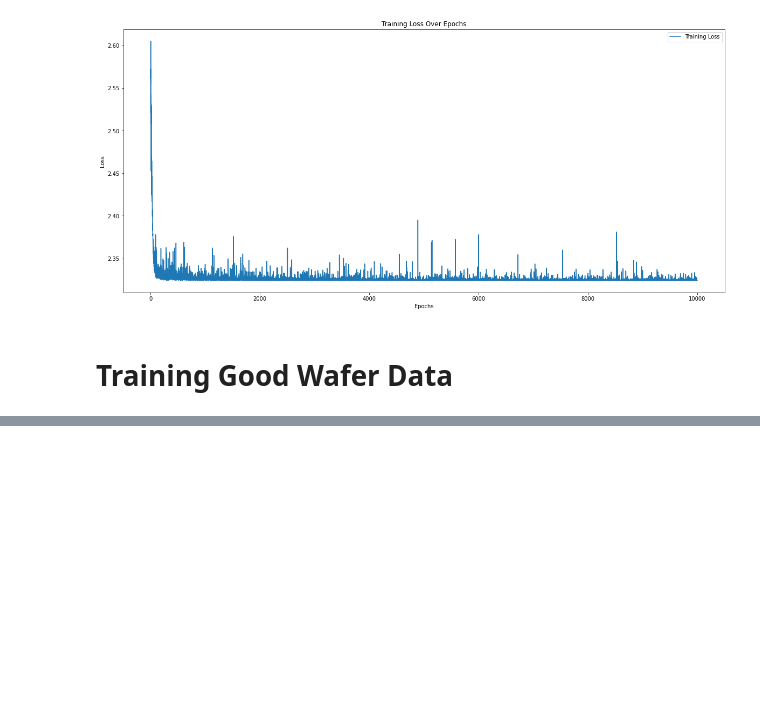
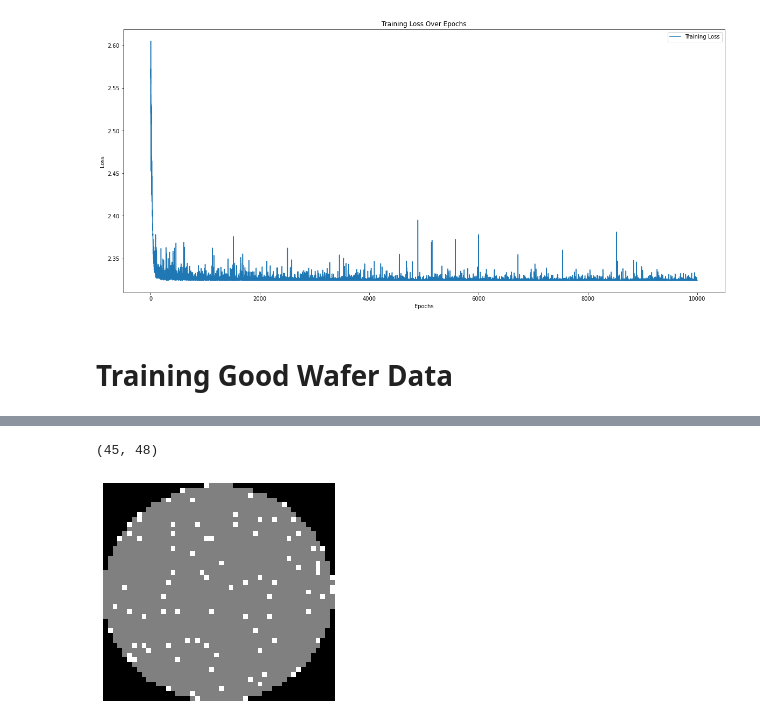
Before and after one commit to Arycast/vae_casp-er, a Jupyter notebook: python/vae_wafer.ipynb, the cells around one changed output, grey strips where cells are left out. Saved outputs shown, nothing was run; the diff lists cells and outputs as text; code cells hidden in the pictures; blank space fills up the shorter version.

Commit message:
Add padding to wafer image

```diff
--- a/python/vae_wafer.ipynb
+++ b/python/vae_wafer.ipynb
@@ -404,0 +408,2 @@ plt.show()
+# %%
+good_wafer_df = df[(df['trainTestLabel'] == 'Training') & (df['failureType'] == 'none')]
@@ -404,0 +426,18 @@ plt.show()
+# %%
+good_wafer_df['waferMap'][0].shape
+# %% [output]
+(45, 48)
+# %%
+
+# Create a custom colormap
+cmap = mcolors.ListedColormap(['black', 'grey', 'white'])
+# Create an image of the array
+plt.imshow(good_wafer_df['waferMap'][0], cmap=cmap, interpolation='nearest')
+
+# Optionally, remove axis labels
+plt.axis('off')
+
+# Show the plot
+plt.show()
+# %% [output]
+[figure, added]
```
Also changed, not shown: parts of 6 cells of this notebook.
